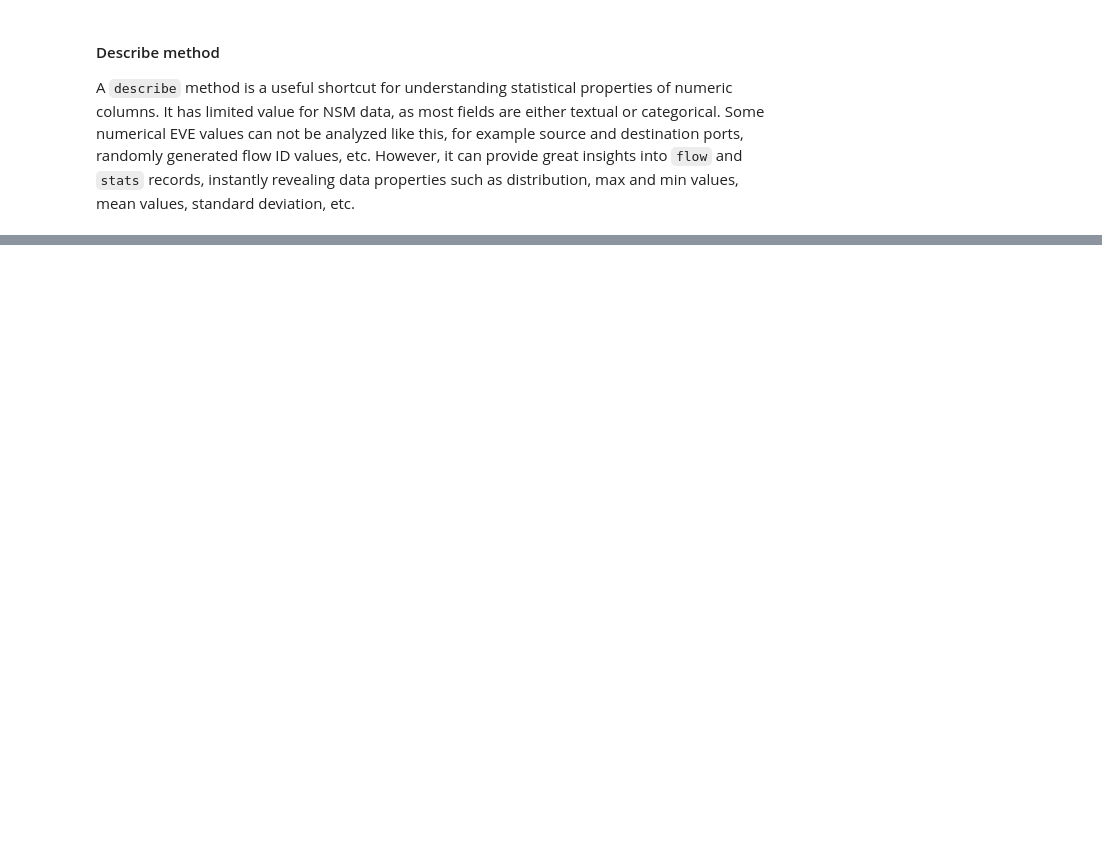
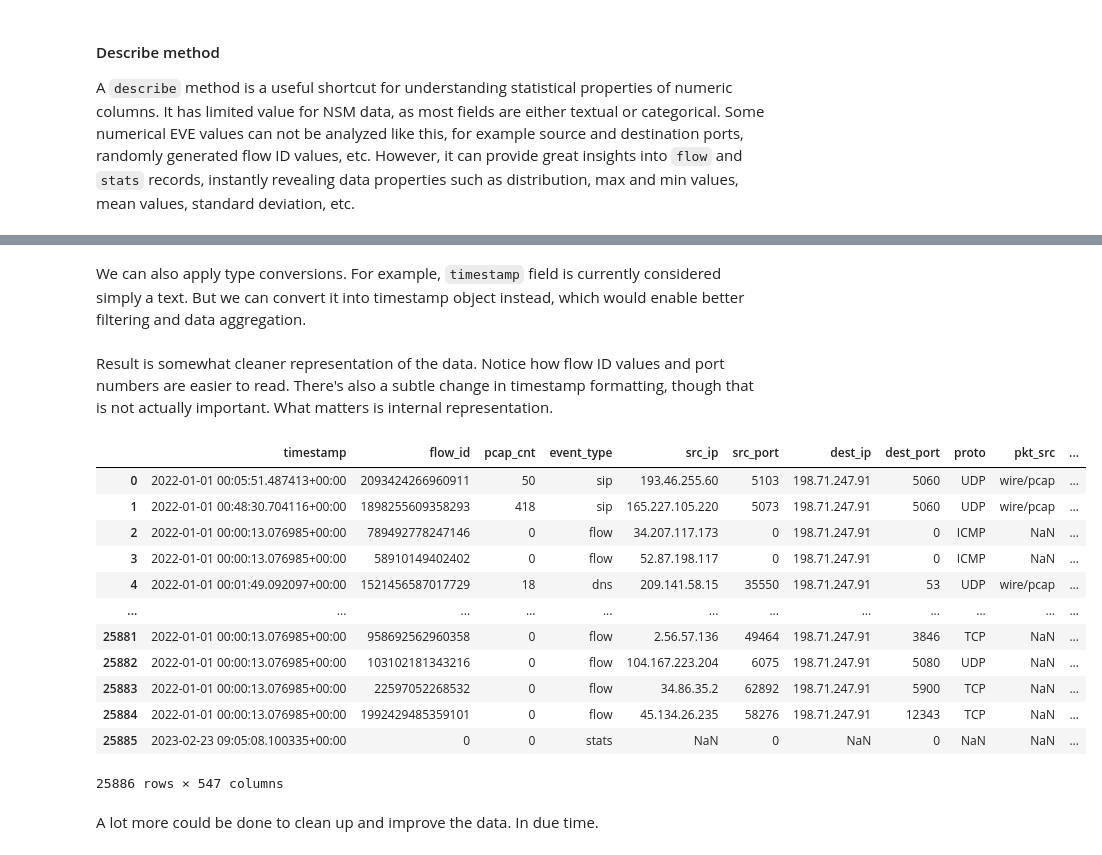
Before and after one commit to StamusNetworks/suricata-analytics, a Jupyter notebook: jupyter/Notebooks/JupyterPlaybooksForSuricata.ipynb, the cells around one changed output, grey strips where cells are left out. Cells and saved outputs as stored; diff of their text form; code cells hidden in the pictures; blank space fills up the shorter version.

```diff
--- a/jupyter/Notebooks/JupyterPlaybooksForSuricata.ipynb
+++ b/jupyter/Notebooks/JupyterPlaybooksForSuricata.ipynb
@@ -471,0 +519,7 @@ DF.describe()
+# %%
+DF["flow_id"] = (
+    DF
+    .flow_id
+    .fillna(0)
+    .astype(int)
+)
@@ -471,0 +528,31 @@ DF.describe()
+# %%
+for col in ["src_port", "dest_port", "pcap_cnt"]:
+    DF[col] = (
+        DF[col]
+        .fillna(0)
+        .astype(int)
+    )
+# %% [markdown]
+We can also apply type conversions. For example, `timestamp` field is currently considered simply a text. But we can convert it into timestamp object instead, which would enable better filtering and data aggregation.
+# %%
+DF["timestamp"] = pd.to_datetime(DF["timestamp"])
+# %% [markdown]
+Result is somewhat cleaner representation of the data. Notice how flow ID values and port numbers are easier to read. There's also a subtle change in timestamp formatting, though that is not actually important. What matters is internal representation.
+# %%
+DF
+# %% [output]
+|  | timestamp | flow_id | pcap_cnt | event_type | src_ip | src_port | dest_ip | dest_port | proto | pkt_src | ... |
+| 0 | 2022-01-01 00:05:51.487413+00:00 | 2093424266960911 | 50 | sip | 193.46.255.60 | 5103 | 198.71.247.91 | 5060 | UDP | wire/pcap | ... |
+| 1 | 2022-01-01 00:48:30.704116+00:00 | 1898255609358293 | 418 | sip | 165.227.105.220 | 5073 | 198.71.247.91 | 5060 | UDP | wire/pcap | ... |
+| 2 | 2022-01-01 00:00:13.076985+00:00 | 789492778247146 | 0 | flow | 34.207.117.173 | 0 | 198.71.247.91 | 0 | ICMP | NaN | ... |
+| 3 | 2022-01-01 00:00:13.076985+00:00 | 58910149402402 | 0 | flow | 52.87.198.117 | 0 | 198.71.247.91 | 0 | ICMP | NaN | ... |
+| 4 | 2022-01-01 00:01:49.092097+00:00 | 1521456587017729 | 18 | dns | 209.141.58.15 | 35550 | 198.71.247.91 | 53 | UDP | wire/pcap | ... |
+| ... | ... | ... | ... | ... | ... | ... | ... | ... | ... | ... | ... |
+| 25881 | 2022-01-01 00:00:13.076985+00:00 | 958692562960358 | 0 | flow | 2.56.57.136 | 49464 | 198.71.247.91 | 3846 | TCP | NaN | ... |
+| 25882 | 2022-01-01 00:00:13.076985+00:00 | 103102181343216 | 0 | flow | 104.167.223.204 | 6075 | 198.71.247.91 | 5080 | UDP | NaN | ... |
+| 25883 | 2022-01-01 00:00:13.076985+00:00 | 22597052268532 | 0 | flow | 34.86.35.2 | 62892 | 198.71.247.91 | 5900 | TCP | NaN | ... |
+| 25884 | 2022-01-01 00:00:13.076985+00:00 | 1992429485359101 | 0 | flow | 45.134.26.235 | 58276 | 198.71.247.91 | 12343 | TCP | NaN | ... |
+| 25885 | 2023-02-23 09:05:08.100335+00:00 | 0 | 0 | stats | NaN | 0 | NaN | 0 | NaN | NaN | ... |
+25886 rows × 547 columns
+# %% [markdown]
+A lot more could be done to clean up and improve the data. In due time.
```
Also changed, not shown: parts of 76 cells of this notebook.
